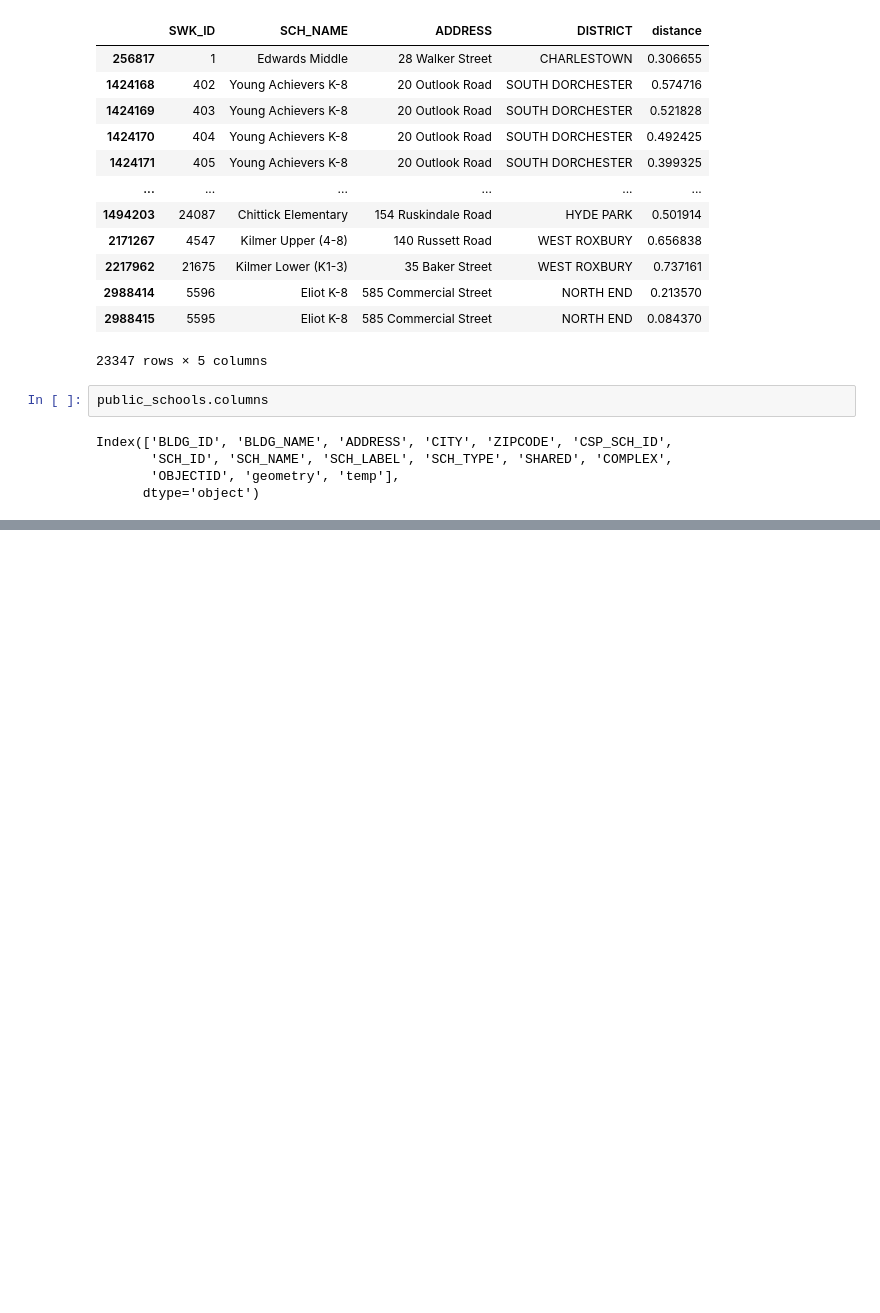
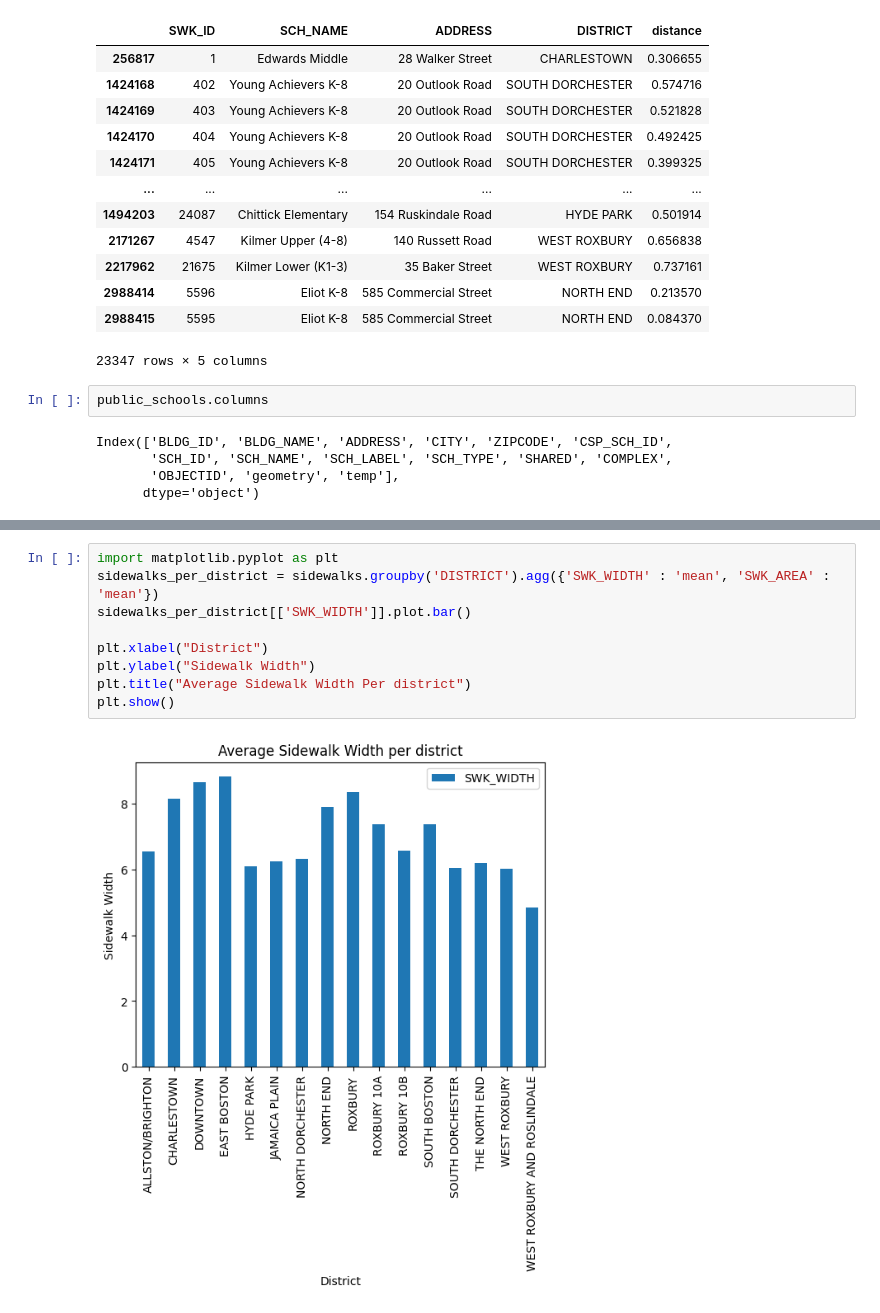
Before and after one commit to BU-Spark/ds-stantec-sidewalks, a Jupyter notebook: spring23-team-1/files/sidewalks_3_Analysis.ipynb, the cells around one changed output, grey strips where cells are left out. Drawn from its saved outputs; the diff is of its cells as text; blank space fills up the shorter version.

```diff
--- a/spring23-team-1/files/sidewalks_3_Analysis.ipynb
+++ b/spring23-team-1/files/sidewalks_3_Analysis.ipynb
@@ -232,0 +259,11 @@ See the caveats in the documentation: https://pandas.pydata.org/pandas-docs/stab
+# %%
+import matplotlib.pyplot as plt
+sidewalks_per_district = sidewalks.groupby('DISTRICT').agg({'SWK_WIDTH' : 'mean', 'SWK_AREA' : 'mean'})
+sidewalks_per_district[['SWK_WIDTH']].plot.bar()
+
+plt.xlabel("District")
+plt.ylabel("Sidewalk Width")
+plt.title("Average Sidewalk Width Per district")
+plt.show()
+# %% [output]
+[figure, added]
```
Also changed, not shown: parts of 7 cells of this notebook, 2 other files.
